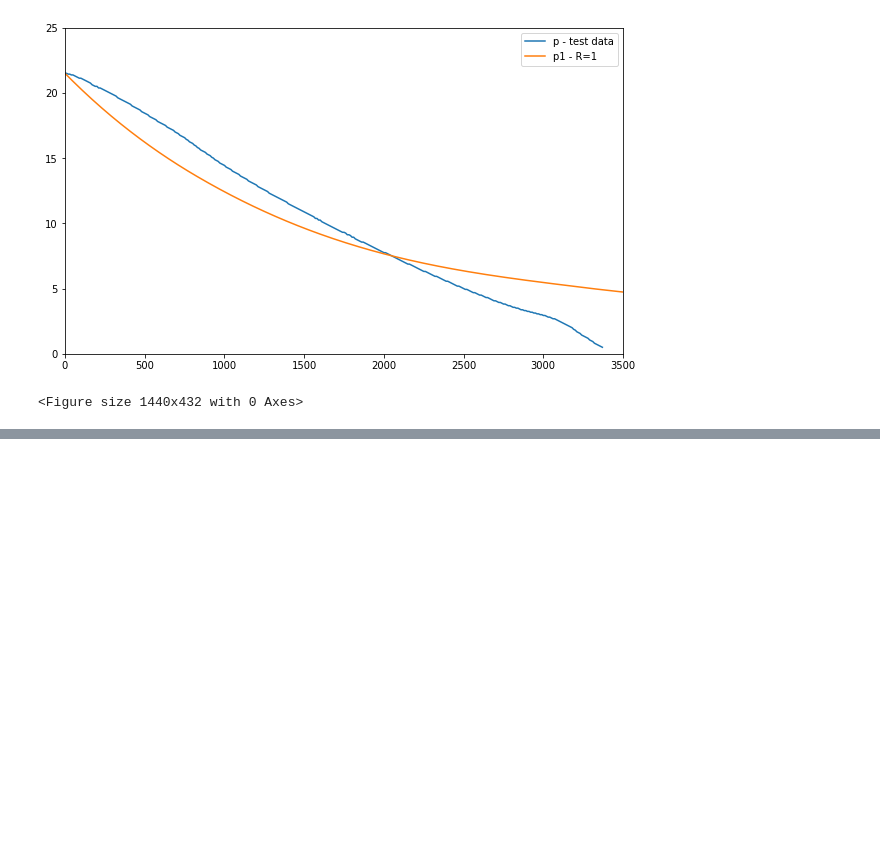
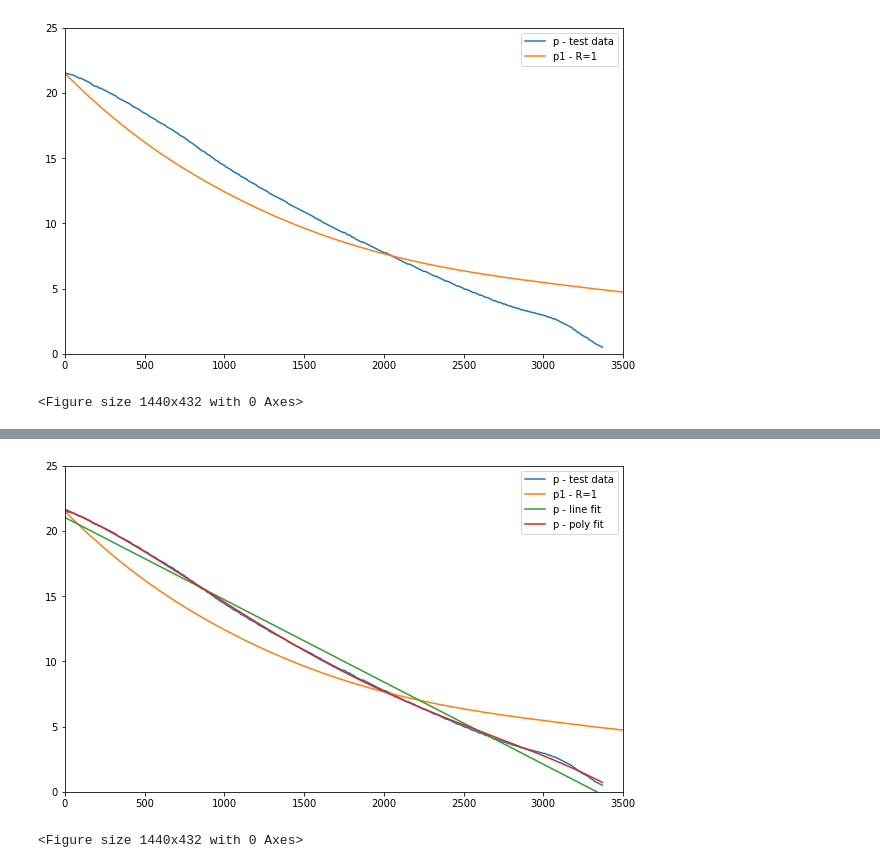
Before and after one commit to ccgarant/BevChill, a Jupyter notebook: server/Theory/Correlate_Test_to_Theory_Peroni_Bottle.ipynb, the cells around one changed output, grey strips where cells are left out. Cells and saved outputs as stored; diff of their text form; code cells hidden in the pictures; blank space fills up the shorter version.

```diff
--- a/server/Theory/Correlate_Test_to_Theory_Peroni_Bottle.ipynb
+++ b/server/Theory/Correlate_Test_to_Theory_Peroni_Bottle.ipynb
@@ -393,0 +444,15 @@ plt.show()
+# %%
+plt.plot(p['elapsed_time'],p['tempC_probe'])
+plt.plot(p1['elapsed_time_calc'],p1['tempC_calc'])
+plt.plot(p['elapsed_time'],p['tempC_probe_fitted'])
+plt.plot(p['elapsed_time'],p['tempC_probe_polyfit'])
+
+plt.xlim(0,3500)
+plt.ylim(0,25)
+plt.legend(['p - test data','p1 - R=1','p - line fit','p - poly fit'])
+plt.rcParams["figure.figsize"] = [10,6]
+plt.figure(figsize=(20, 6))
+plt.show()
+# %% [output]
+[figure, added]
+<Figure size 1440x432 with 0 Axes>
```
Also changed, not shown: parts of 7 cells of this notebook, 1 other file.
